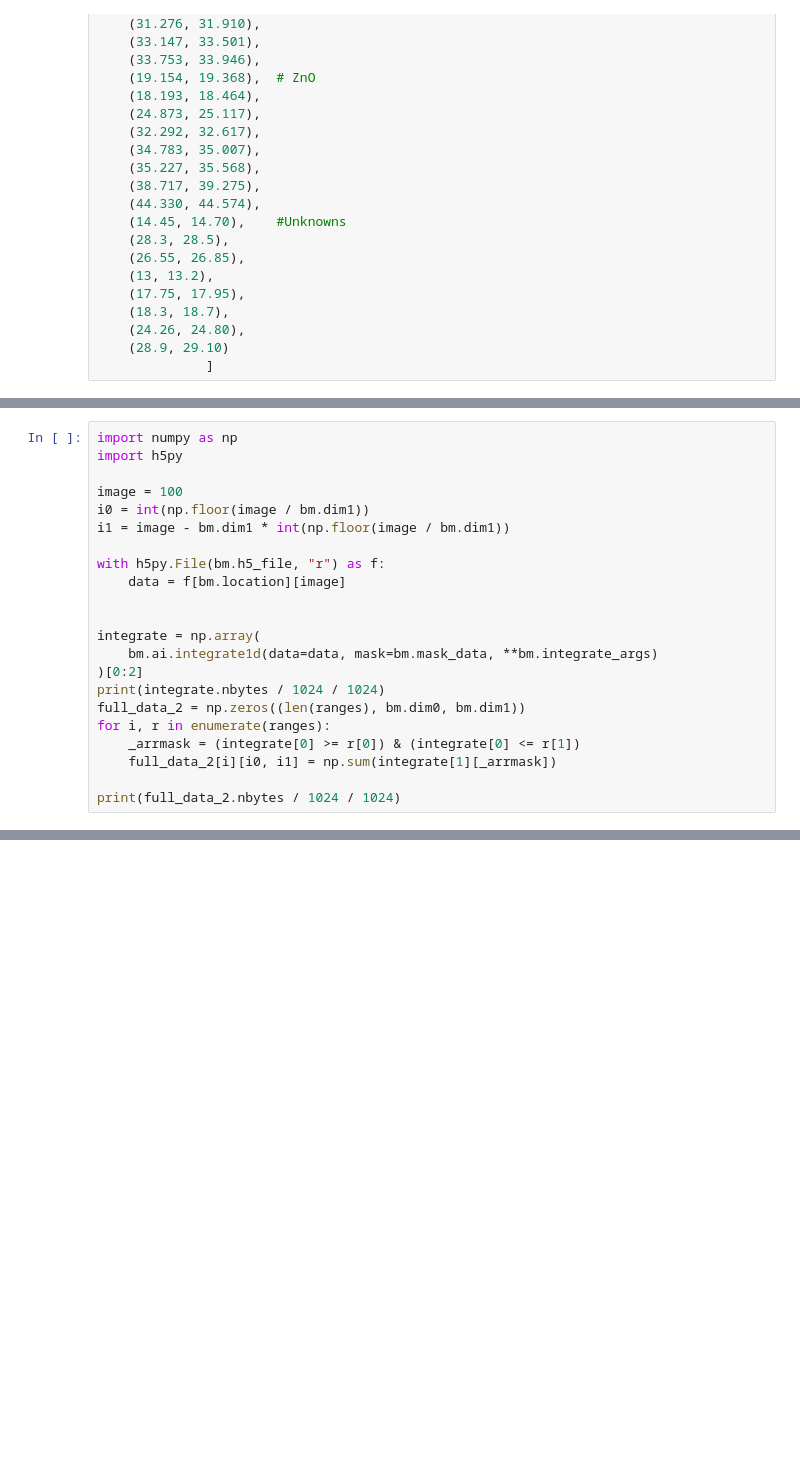
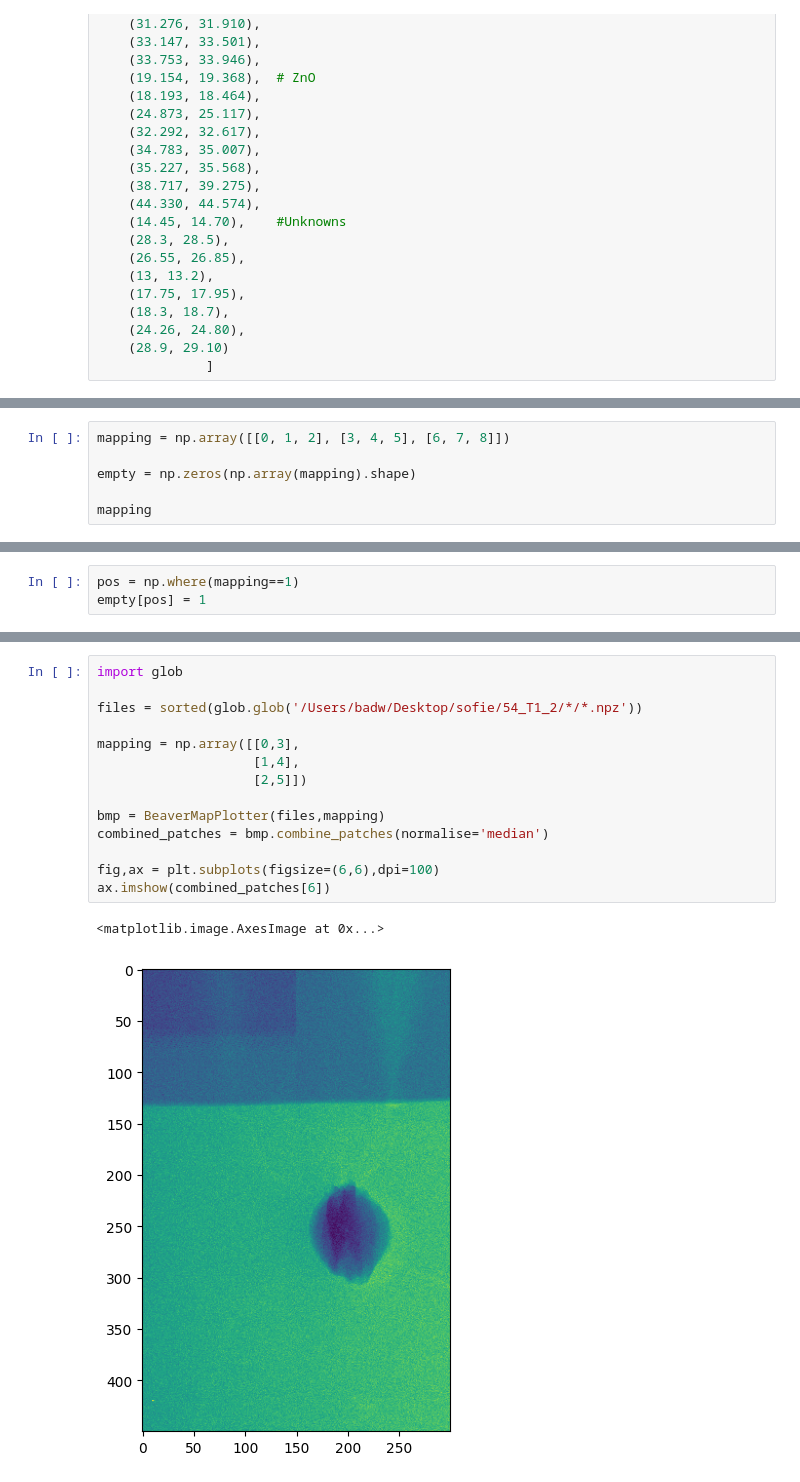
Before and after one commit to badw/beavermap, a Jupyter notebook: examples/beavermap.ipynb, the cells around one changed output, grey strips where cells are left out. Cells and saved outputs as stored; diff of their text form; blank space fills up the shorter version.

```diff
--- a/examples/beavermap.ipynb
+++ b/examples/beavermap.ipynb
@@ -76,22 +52,0 @@ current testing
-# %%
-import numpy as np
-import h5py
-
-image = 100
-i0 = int(np.floor(image / bm.dim1))
-i1 = image - bm.dim1 * int(np.floor(image / bm.dim1))
-
-with h5py.File(bm.h5_file, "r") as f:
-    data = f[bm.location][image]
-
-
-integrate = np.array(
-    bm.ai.integrate1d(data=data, mask=bm.mask_data, **bm.integrate_args)
-)[0:2]
-print(integrate.nbytes / 1024 / 1024)
-full_data_2 = np.zeros((len(ranges), bm.dim0, bm.dim1))
-for i, r in enumerate(ranges):
-    _arrmask = (integrate[0] >= r[0]) & (integrate[0] <= r[1])
-    full_data_2[i][i0, i1] = np.sum(integrate[1][_arrmask])
-
-print(full_data_2.nbytes / 1024 / 1024)
@@ -128,0 +87,6 @@ integration = bm.integrate(
+# %%
+mapping = np.array([[0, 1, 2], [3, 4, 5], [6, 7, 8]])
+
+empty = np.zeros(np.array(mapping).shape)
+
+mapping
@@ -128,0 +102,3 @@ integration = bm.integrate(
+# %%
+pos = np.where(mapping==1)
+empty[pos] = 1
@@ -128,0 +204,17 @@ integration = bm.integrate(
+# %%
+import glob
+
+files = sorted(glob.glob('/Users/badw/Desktop/sofie/54_T1_2/*/*.npz'))
+
+mapping = np.array([[0,3],
+                    [1,4],
+                    [2,5]])
+
+bmp = BeaverMapPlotter(files,mapping)
+combined_patches = bmp.combine_patches(normalise='median')
+
+fig,ax = plt.subplots(figsize=(6,6),dpi=100)
+ax.imshow(combined_patches[6])
+# %% [output]
+<matplotlib.image.AxesImage at 0x...>
+[figure, added]
```
Also changed, not shown: parts of 34 cells of this notebook, 12 other files.
